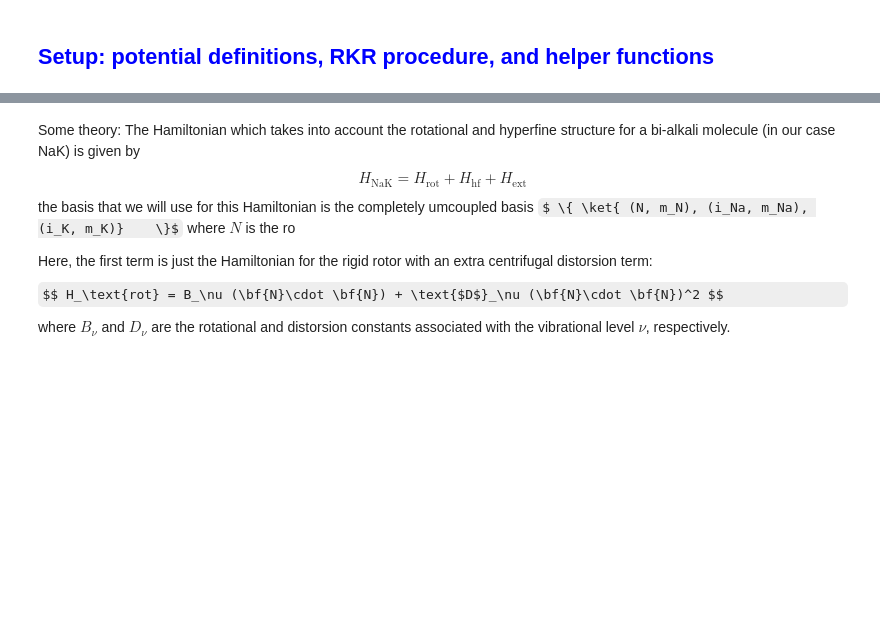
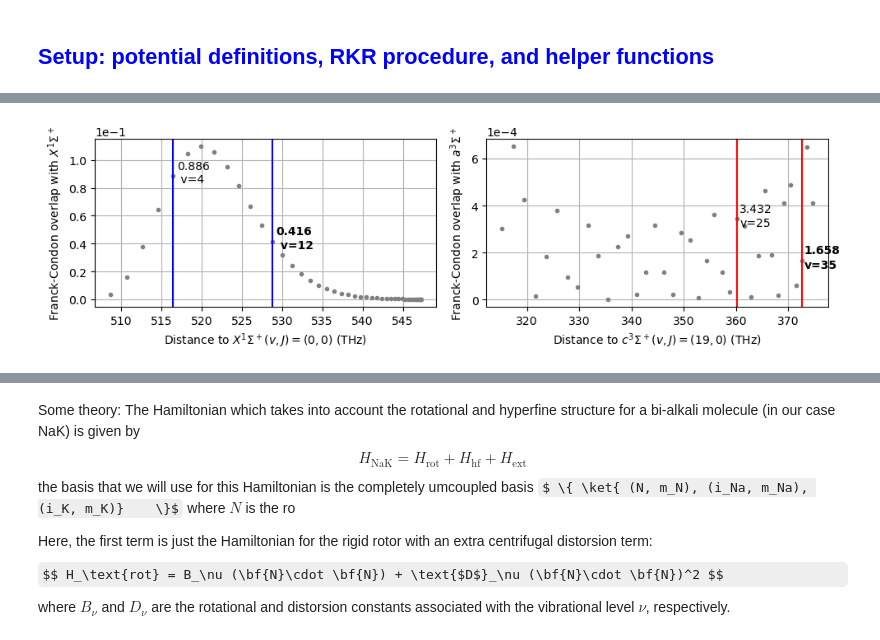
Before and after one commit to huanium/huanium, a Jupyter notebook: MIT_PhD/AMO_Calculator/AMO_Calculator.ipynb, the cells around one changed output, grey strips where cells are left out. Drawn from its saved outputs; the diff is of its cells as text; code cells hidden in the pictures; some formulas as TeX source; blank space fills up the shorter version.

```diff
--- a/MIT_PhD/AMO_Calculator/AMO_Calculator.ipynb
+++ b/MIT_PhD/AMO_Calculator/AMO_Calculator.ipynb
@@ -758,9 +757,9 @@ def numerov(r, gr, r_center_idx, l=0, dr=1e-3):
 def numerov_optimize(r, Vr, E_guess, r_center_idx, l=0, E_tolerance=1e-5, max_iter=1e5, method='slope', cst = 1, verbose = False):
     # calculate u and initialize:
     dr = abs(r[0] - r[1])
-    Veff = Vr + l*(l+1)/r**2
+    Veff = Vr + (l*(l+1)/r**2)/cst
     gr = cst*(E_guess - Veff) # cst = 2m / hbar**2
-    u = numerov(r, gr, r_center_idx, l=l, dr=dr)
+    u = numerov(r, gr, r_center_idx, dr=dr)
     if method == 'slope':
         slope_out  = (u[r_center_idx] - u[r_center_idx-1])/(r[r_center_idx] - r[r_center_idx-1])
         slope_in = (u[r_center_idx+1] - u[r_center_idx+0])/(r[r_center_idx+1] - r[r_center_idx+0])
@@ -780,9 +779,9 @@ def numerov_optimize(r, Vr, E_guess, r_center_idx, l=0, E_tolerance=1e-5, max_it
                 # correct E_guess
                 E_guess = E_guess + E_corr
                 # update wfn
-                Veff = Vr + l*(l+1)/r**2
+                Veff = Vr + (l*(l+1)/r**2)/cst
                 gr = cst*(E_guess - Veff) # cst = 2m / hbar**2
-                u = numerov(r, gr, r_center_idx, l=l, dr=dr)
+                u = numerov(r, gr, r_center_idx, dr=dr)
                 if method == 'slope':
                     slope_out  = (u[r_center_idx] - u[r_center_idx-1])/(r[r_center_idx] - r[r_center_idx-1])
                     slope_in = (u[r_center_idx+1] - u[r_center_idx+0])/(r[r_center_idx+1] - r[r_center_idx+0])
@@ -1744,0 +1889,55 @@ Consider the two potentials $B^1 \Pi$ and $c^3 \Sigma^+$. Here we will find some
+# %%
+# calculate all relevant FC factors
+# J_FB = 0, J_excited = 0, J_GS = 0
+FC_X1SigmaPlus_B1Pi_JJ_00        = FC_calculate(r, X1SigmaPlus_J_0_df, B1Pi_J_0_df)
+FC_X1SigmaPlus_c3SigmaPlus_JJ_00 = FC_calculate(r, X1SigmaPlus_J_0_df, c3SigmaPlus_J_0_df)
+FC_X1SigmaPlus_A1SigmaPlus_JJ_00 = FC_calculate(r, X1SigmaPlus_J_0_df, A1SigmaPlus_J_0_df)
+FC_X1SigmaPlus_b3Pi_JJ_00        = FC_calculate(r, X1SigmaPlus_J_0_df, b3Pi_J_0_df)
+FC_a3SigmaPlus_B1Pi_JJ_00        = FC_calculate(r, a3SigmaPlus_J_0_df, B1Pi_J_0_df)
+FC_a3SigmaPlus_c3SigmaPlus_JJ_00 = FC_calculate(r, a3SigmaPlus_J_0_df, c3SigmaPlus_J_0_df)
+FC_a3SigmaPlus_A1SigmaPlus_JJ_00 = FC_calculate(r, a3SigmaPlus_J_0_df, A1SigmaPlus_J_0_df)
+FC_a3SigmaPlus_b3Pi_JJ_00        = FC_calculate(r, a3SigmaPlus_J_0_df, b3Pi_J_0_df)
+# %%
+# plot FC factors from (a3 v=19) to (c3) and (B1) to (X1 v=0) vs transition frequency (THz), all J=J'=0
+fig, (ax1,ax2) = plt.subplots(nrows=1, ncols=2, figsize=(10,3))
+
+# highlight B1Pi states with v = 4, 12
+ax1.plot(B1Pi_J_0_df['En_THz']-X1SigmaPlus_J_0_df['En_THz'][0], FC_X1SigmaPlus_B1Pi_JJ_00[0], 'o',
+         markersize=3, color='gray', label='$v=0, \, X^1\Sigma^+ - B^1\Pi$')
+ax1.axvline(B1Pi_J_0_df['En_THz'][4]  -X1SigmaPlus_J_0_df['En_THz'][0], color='blue')
+ax1.axvline(B1Pi_J_0_df['En_THz'][12] -X1SigmaPlus_J_0_df['En_THz'][0], color='blue')
+ax1.ticklabel_format(style='sci',scilimits=(-1,1),axis='y')
+ax1.text(B1Pi_J_0_df['En_THz'][4]  -X1SigmaPlus_J_0_df['En_THz'][0]+0.5, FC_X1SigmaPlus_B1Pi_JJ_00[0][4]  +0.005,
+         s= "{:.3f}".format(1e1*FC_X1SigmaPlus_B1Pi_JJ_00[0][4] ))
+ax1.text(B1Pi_J_0_df['En_THz'][4]  -X1SigmaPlus_J_0_df['En_THz'][0]+0.5, FC_X1SigmaPlus_B1Pi_JJ_00[0][4]  -0.005,
+         s= ' v=4' )
+ax1.text(B1Pi_J_0_df['En_THz'][12] -X1SigmaPlus_J_0_df['En_THz'][0]+0.5, FC_X1SigmaPlus_B1Pi_JJ_00[0][12] +0.005,
+         s= "{:.3f}".format(1e1*FC_X1SigmaPlus_B1Pi_JJ_00[0][12]), fontweight='semibold')
+ax1.text(B1Pi_J_0_df['En_THz'][12] -X1SigmaPlus_J_0_df['En_THz'][0]+0.5, FC_X1SigmaPlus_B1Pi_JJ_00[0][12] -0.005,
+         s= ' v=12', fontweight='semibold')
+ax1.set_xlabel('Distance to $X^1\Sigma^+ (v,J)=(0,0)$ (THz)')
+ax1.set_ylabel('Franck-Condon overlap with $X^1\Sigma^+$')
+ax1.grid()
+
+# highlight c3SigmaPlus states with v = 25, 35
+ax2.plot(c3SigmaPlus_J_0_df['En_THz']-a3SigmaPlus_J_0_df['En_THz'][19], FC_a3SigmaPlus_c3SigmaPlus_JJ_00[19], 'o',
+         markersize=3, color='gray', label='$v=0, \, a^3\Sigma^+ - c^3\Sigma^+$')
+ax2.axvline(c3SigmaPlus_J_0_df['En_THz'][25] - a3SigmaPlus_J_0_df['En_THz'][19], color='red')
+ax2.axvline(c3SigmaPlus_J_0_df['En_THz'][35] - a3SigmaPlus_J_0_df['En_THz'][19], color='red')
+ax2.text(c3SigmaPlus_J_0_df['En_THz'][25]-a3SigmaPlus_J_0_df['En_THz'][19]+0.5, FC_a3SigmaPlus_c3SigmaPlus_JJ_00[19][25]+3e-5,
+         s= "{:.3f}".format(1e4*FC_a3SigmaPlus_c3SigmaPlus_JJ_00[19][25]))
+ax2.text(c3SigmaPlus_J_0_df['En_THz'][25]-a3SigmaPlus_J_0_df['En_THz'][19]+0.5, FC_a3SigmaPlus_c3SigmaPlus_JJ_00[19][25]-3e-5,
+         s= 'v=25')
+ax2.text(c3SigmaPlus_J_0_df['En_THz'][35]-a3SigmaPlus_J_0_df['En_THz'][19]+0.5, FC_a3SigmaPlus_c3SigmaPlus_JJ_00[19][35]+3e-5,
+         s= "{:.3f}".format(1e4*FC_a3SigmaPlus_c3SigmaPlus_JJ_00[19][35]), fontweight='semibold')
+ax2.text(c3SigmaPlus_J_0_df['En_THz'][35]-a3SigmaPlus_J_0_df['En_THz'][19]+0.5, FC_a3SigmaPlus_c3SigmaPlus_JJ_00[19][35]-3e-5,
+         s= 'v=35', fontweight='semibold')
+ax2.ticklabel_format(style='sci',scilimits=(-1,1),axis='y')
+ax2.set_xlabel('Distance to $c^3\Sigma^+ (v,J) = (19,0)$ (THz)')
+ax2.set_ylabel('Franck-Condon overlap with $a^3\Sigma^+$')
+ax2.grid()
+
+plt.tight_layout()
+plt.show()
+# %% [output]
+[figure, added]
```
Also changed, not shown: parts of 68 cells of this notebook, 4 other files.
